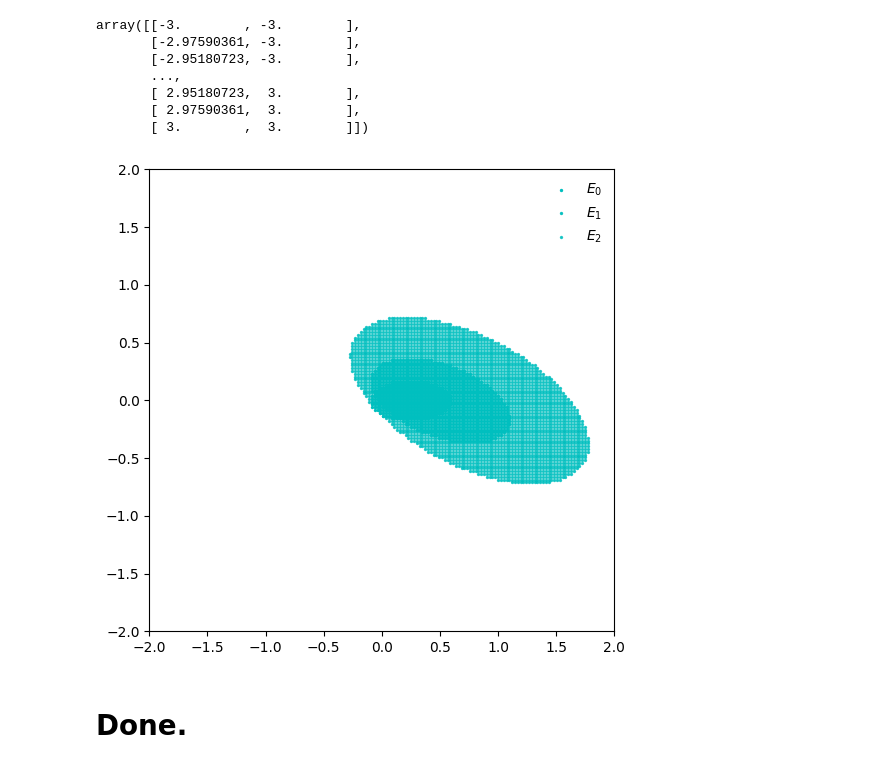
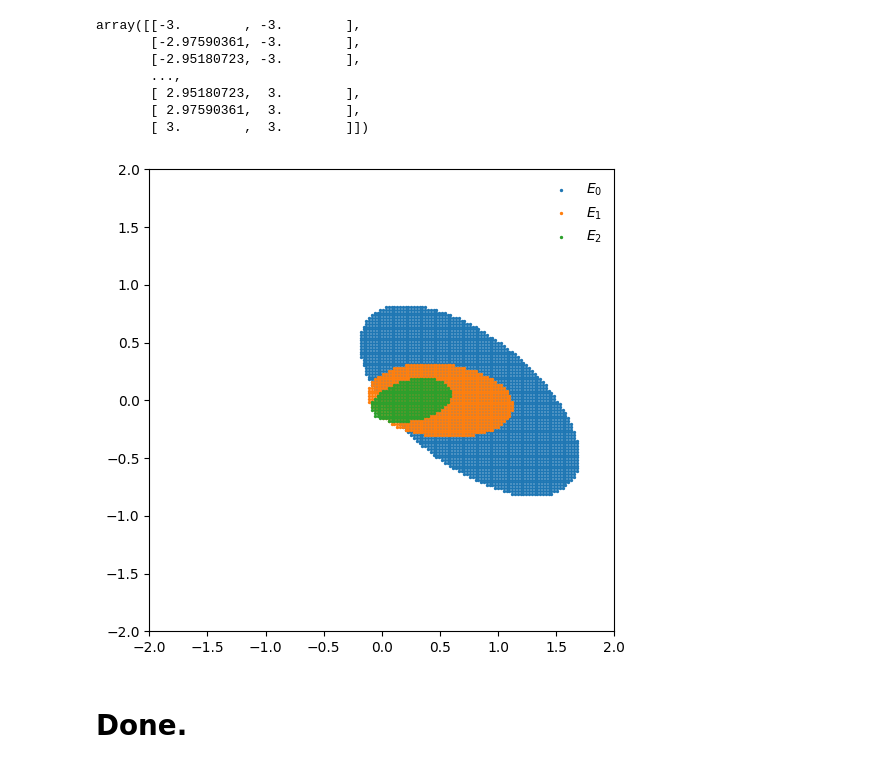
Before and after one commit to michaelJwilson/cnaster, a Jupyter notebook: docs/nb/sim.ipynb, the cells around one changed output. Saved outputs shown, nothing was run; the diff lists cells and outputs as text; code cells hidden in the pictures.

```diff
--- a/docs/nb/sim.ipynb
+++ b/docs/nb/sim.ipynb
@@ -159,10 +158,10 @@ array([[-3.        , -3.        ],
        [ 2.97590361,  3.        ],
        [ 3.        ,  3.        ]])
 # %%
-center = np.array([1.0, 0.0])
-inv_diag = np.array([1.0, 2.0])
+center = np.array([1.0, 0.0]).reshape((2, 1))
+inv_diag = np.array([1.0, 2.0]).reshape((2, 1))
 
-ellipse = Ellipse.from_diagonal(center, inv_diag)
+ellipse = ellipse.CnaEllipse.from_diagonal(center, inv_diag)
 ellipse = ellipse.rotate(np.pi / 4.0)
 
 hierarchy = []
@@ -174,19 +173,23 @@ for ii in range(3):
 # %%
 pl.figure(figsize=(6, 6))
 
-for ii, el in enumerate(hierarchy[::-1]):
-    isin = np.array([el.contains(xy) for xy in pos])
+for ii, el in enumerate(hierarchy):
+    isin = np.array([el.contains(xy.reshape((2, 1))) for xy in pos])
+
     pl.scatter(
-        pos[isin, 0], pos[isin, 1], s=2, label=f"$E_{ii}$", c="c", alpha=1.0 - 0.1 * ii
+        pos[isin, 0],
+        pos[isin, 1],
+        s=2,
+        label=f"$E_{ii}$",
     )
 
 pl.xlim([-2.0, 2.0])
 pl.ylim([-2.0, 2.0])
 
 pl.legend(frameon=False)
 
 pl.show()
 # %% [output]
-[figure, old version]
+[figure, new version]
 # %% [markdown]
 # Done.
```
Also changed, not shown: parts of 7 cells of this notebook, 2 other files.
